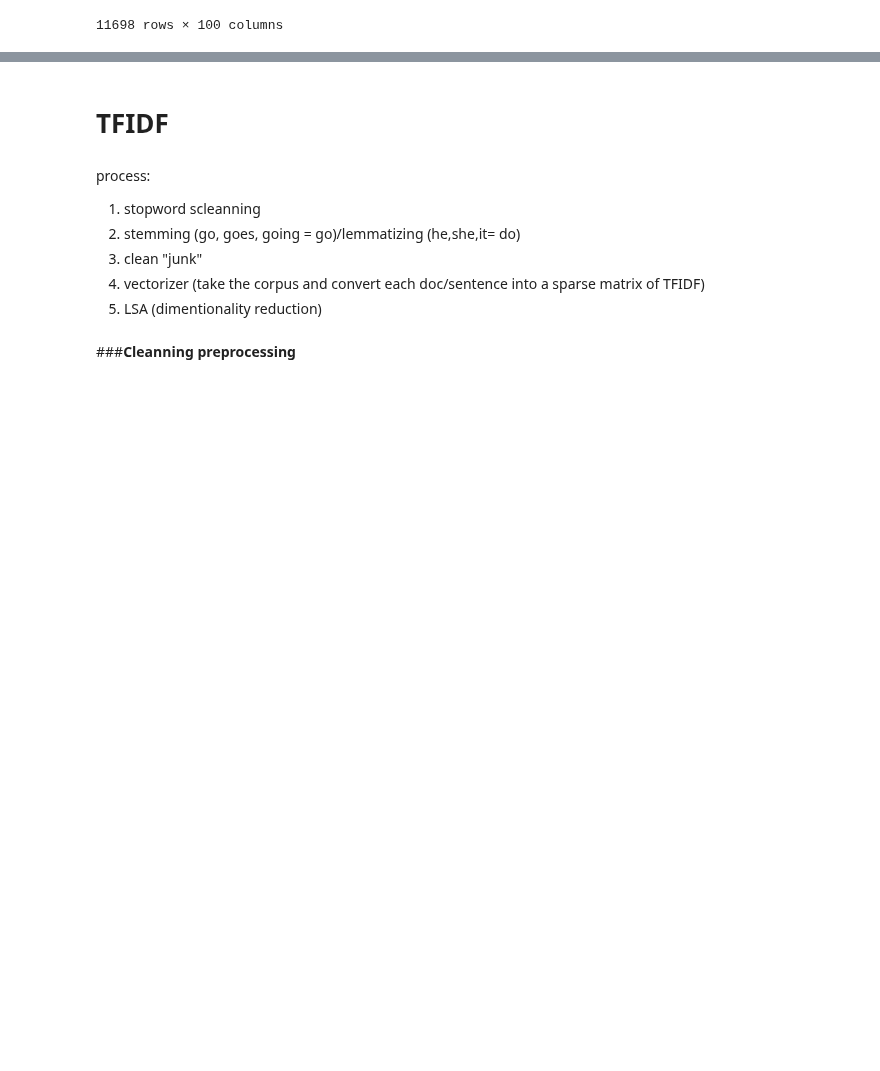
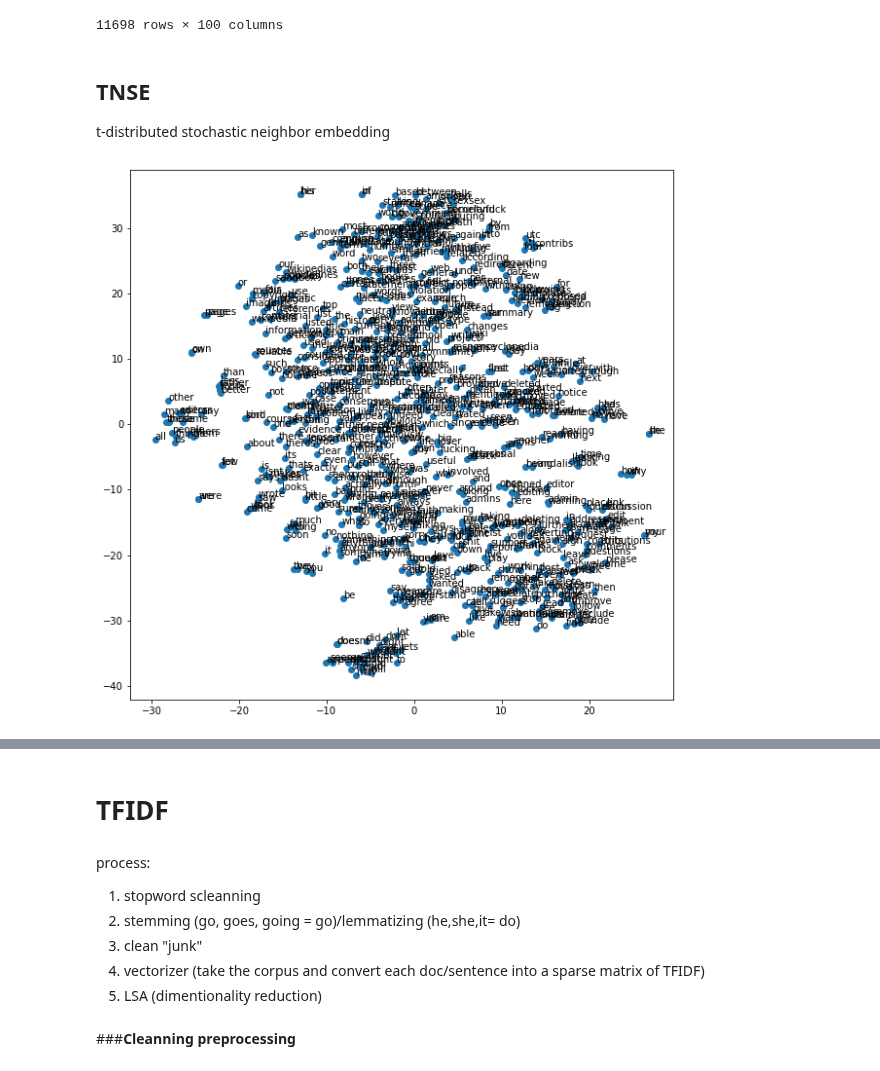
Before and after one commit to orbenishay/Classification, a Jupyter notebook: Toxic_comments_classification.ipynb, the cells around one changed output, grey strips where cells are left out. Cells and saved outputs as stored; diff of their text form; code cells hidden in the pictures; blank space fills up the shorter version.

```diff
--- a/Toxic_comments_classification.ipynb
+++ b/Toxic_comments_classification.ipynb
@@ -380,0 +375,16 @@ def get_related_terms(token, topn=10):
+# %% [markdown]
+## **TNSE**
+t-distributed stochastic neighbor embedding
+# %%
+
+X = word_vectors[:700].to_numpy() # will use top most frequent
+tsne = TSNE(n_components=2)
+X_tsne = tsne.fit_transform(X)
+df = pd.DataFrame(X_tsne, index=word_vectors[:700].index.tolist(), columns=['x', 'y'])
+fig = plt.figure(figsize=(10,10))
+ax = fig.add_subplot(1, 1, 1)
+ax.scatter(df['x'], df['y'])
+for word, pos in df.iterrows():
+    ax.annotate(word, pos)
+# %% [output]
+[figure, added]
```
Also changed, not shown: parts of 5 cells of this notebook.
